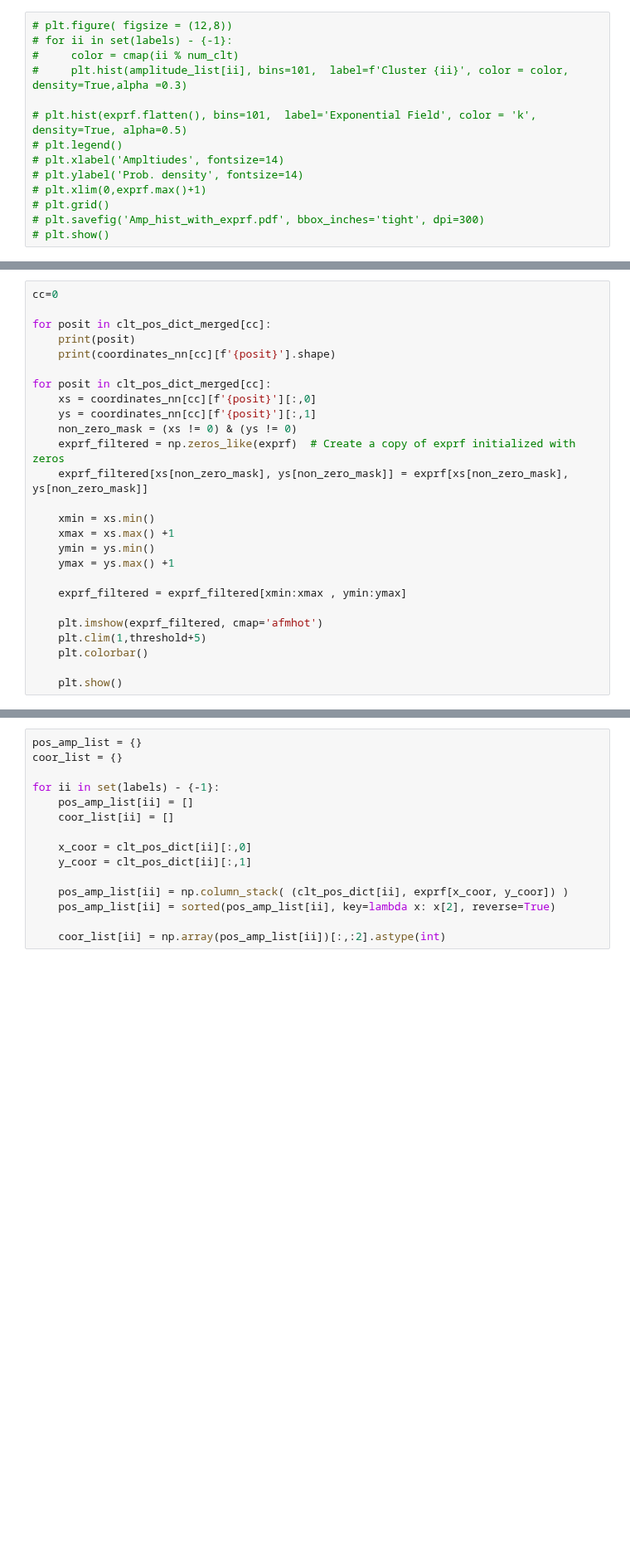
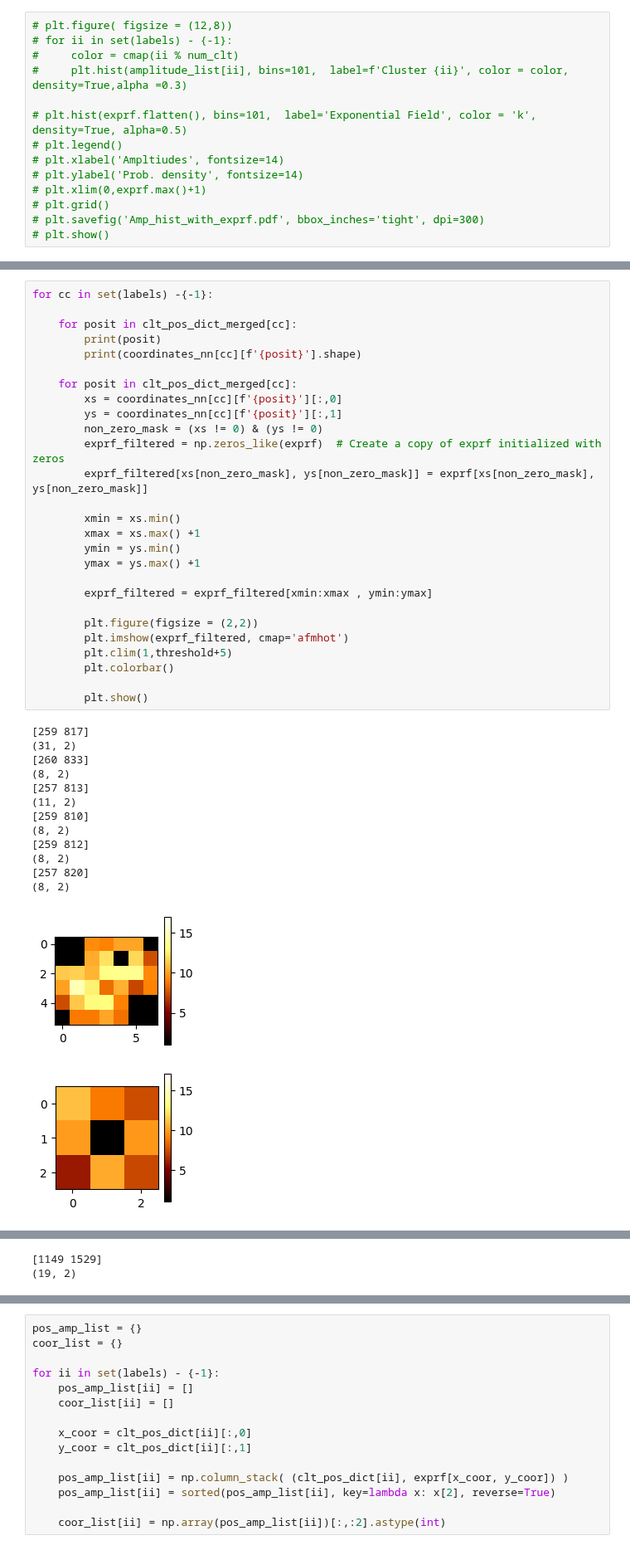
Before and after one commit to khchoi-physik/pbh_simulations, a Jupyter notebook: nearest_neighbour_analysis_2d_v2.ipynb, the cells around one changed output, grey strips where cells are left out. Shown at 83% size. Saved outputs shown, nothing was run; the diff lists cells and outputs as text; blank space fills up the shorter version.

```diff
--- a/nearest_neighbour_analysis_2d_v2.ipynb
+++ b/nearest_neighbour_analysis_2d_v2.ipynb
@@ -697,26 +715,42 @@ for ii in set(labels) - {-1}:
 # %%
-cc=0
+for cc in set(labels) -{-1}:
 
-for posit in clt_pos_dict_merged[cc]:
-    print(posit)
-    print(coordinates_nn[cc][f'{posit}'].shape)
+    for posit in clt_pos_dict_merged[cc]:
+        print(posit)
+        print(coordinates_nn[cc][f'{posit}'].shape)
 
-for posit in clt_pos_dict_merged[cc]:
-    xs = coordinates_nn[cc][f'{posit}'][:,0]
-    ys = coordinates_nn[cc][f'{posit}'][:,1]
-    non_zero_mask = (xs != 0) & (ys != 0)
-    exprf_filtered = np.zeros_like(exprf)  # Create a copy of exprf initialized with zeros
-    exprf_filtered[xs[non_zero_mask], ys[non_zero_mask]] = exprf[xs[non_zero_mask], ys[non_zero_mask]]
+    for posit in clt_pos_dict_merged[cc]:
+        xs = coordinates_nn[cc][f'{posit}'][:,0]
+        ys = coordinates_nn[cc][f'{posit}'][:,1]
+        non_zero_mask = (xs != 0) & (ys != 0)
+        exprf_filtered = np.zeros_like(exprf)  # Create a copy of exprf initialized with zeros
+        exprf_filtered[xs[non_zero_mask], ys[non_zero_mask]] = exprf[xs[non_zero_mask], ys[non_zero_mask]]
 
-    xmin = xs.min()
-    xmax = xs.max() +1
-    ymin = ys.min()
-    ymax = ys.max() +1
+        xmin = xs.min()
+        xmax = xs.max() +1
+        ymin = ys.min()
+        ymax = ys.max() +1
 
-    exprf_filtered = exprf_filtered[xmin:xmax , ymin:ymax]
+        exprf_filtered = exprf_filtered[xmin:xmax , ymin:ymax]
 
-    plt.imshow(exprf_filtered, cmap='afmhot')
-    plt.clim(1,threshold+5)
-    plt.colorbar()
+        plt.figure(figsize = (2,2))
+        plt.imshow(exprf_filtered, cmap='afmhot')
+        plt.clim(1,threshold+5)
+        plt.colorbar()
 
-    plt.show()
+        plt.show()
+# %% [output]
+[259 817]
+(31, 2)
+[260 833]
+(8, 2)
+[257 813]
+(11, 2)
+[259 810]
+(8, 2)
+[259 812]
+(8, 2)
+[257 820]
+(8, 2)
+[figure, added]
+[figure, added]
@@ -722,0 +767,2 @@ for posit in clt_pos_dict_merged[cc]:
+[1149 1529]
+(19, 2)
```
Also changed, not shown: parts of 22 cells of this notebook.
